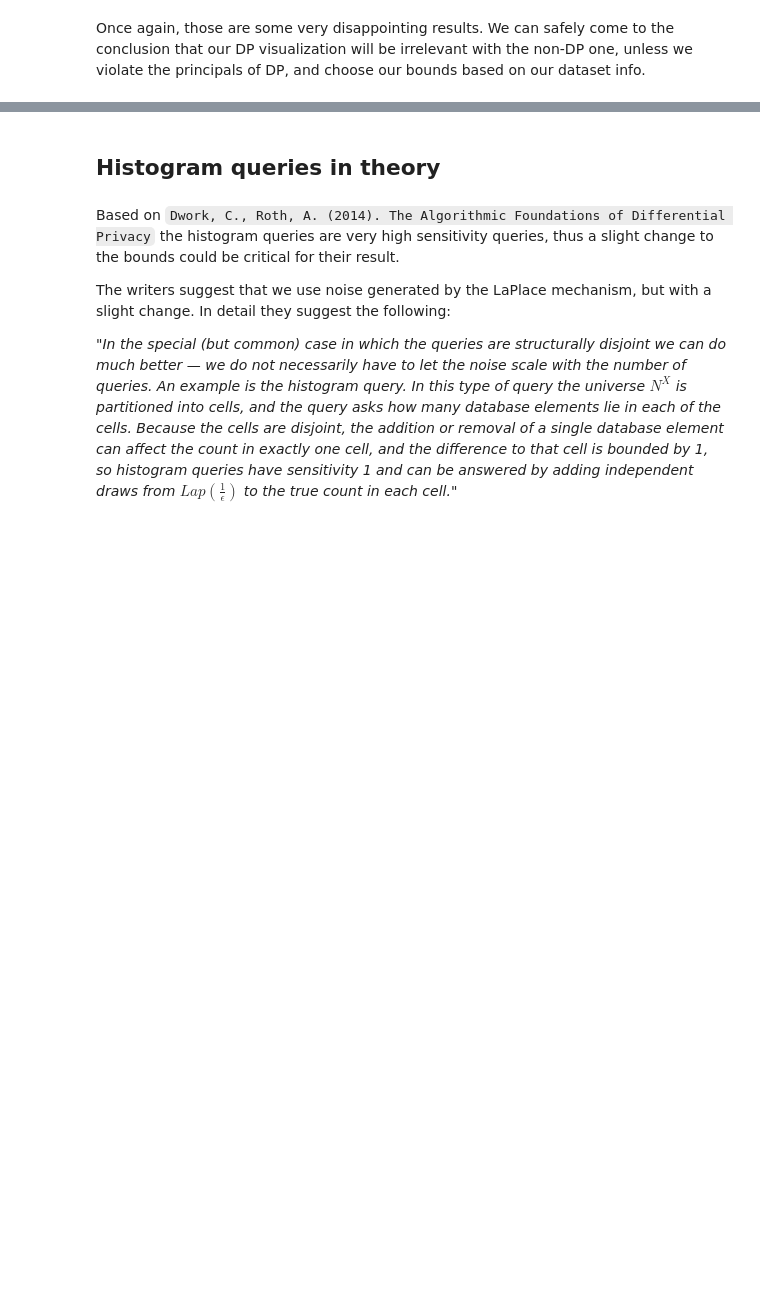
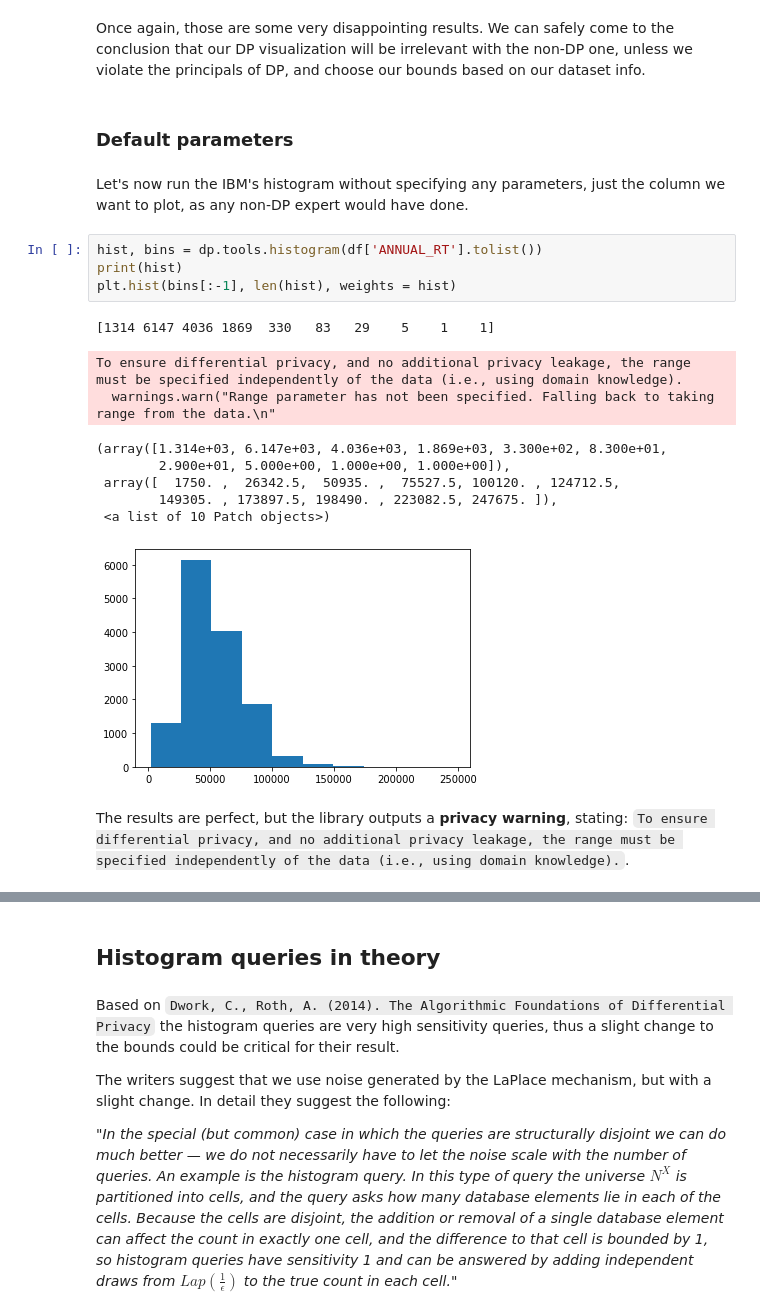
Before and after one commit to nikosgalanis/local-dp-protocols, a Jupyter notebook: ibm_lib_work/histograms.ipynb, the cells around one changed output, grey strips where cells are left out. Cells and saved outputs as stored; diff of their text form; blank space fills up the shorter version.

```diff
--- a/ibm_lib_work/histograms.ipynb
+++ b/ibm_lib_work/histograms.ipynb
@@ -152,2 +154,22 @@ plt.hist(bins[:-1], len(hist), weights = hist)
 # %% [markdown]
 Once again, those are some very disappointing results. We can safely come to the conclusion that our DP visualization will be irrelevant with the non-DP one, unless we violate the principals of DP, and choose our bounds based on our dataset info.
+# %% [markdown]
+### Default parameters
+# %% [markdown]
+Let's now run the IBM's histogram without specifying any parameters, just the column we want to plot, as any non-DP expert would have done.
+# %%
+hist, bins = dp.tools.histogram(df['ANNUAL_RT'].tolist())
+print(hist)
+plt.hist(bins[:-1], len(hist), weights = hist)
+# %% [output]
+[1314 6147 4036 1869  330   83   29    5    1    1]
+To ensure differential privacy, and no additional privacy leakage, the range must be specified independently of the data (i.e., using domain knowledge).
+  warnings.warn("Range parameter has not been specified. Falling back to taking range from the data.\n"
+(array([1.314e+03, 6.147e+03, 4.036e+03, 1.869e+03, 3.300e+02, 8.300e+01,
+        2.900e+01, 5.000e+00, 1.000e+00, 1.000e+00]),
+ array([  1750. ,  26342.5,  50935. ,  75527.5, 100120. , 124712.5,
+        149305. , 173897.5, 198490. , 223082.5, 247675. ]),
+ <a list of 10 Patch objects>)
+[figure, added]
+# %% [markdown]
+The results are perfect, but the library outputs a __privacy warning__, stating: `To ensure differential privacy, and no additional privacy leakage, the range must be specified independently of the data (i.e., using domain knowledge).`.
```
Also changed, not shown: parts of 6 cells of this notebook.
